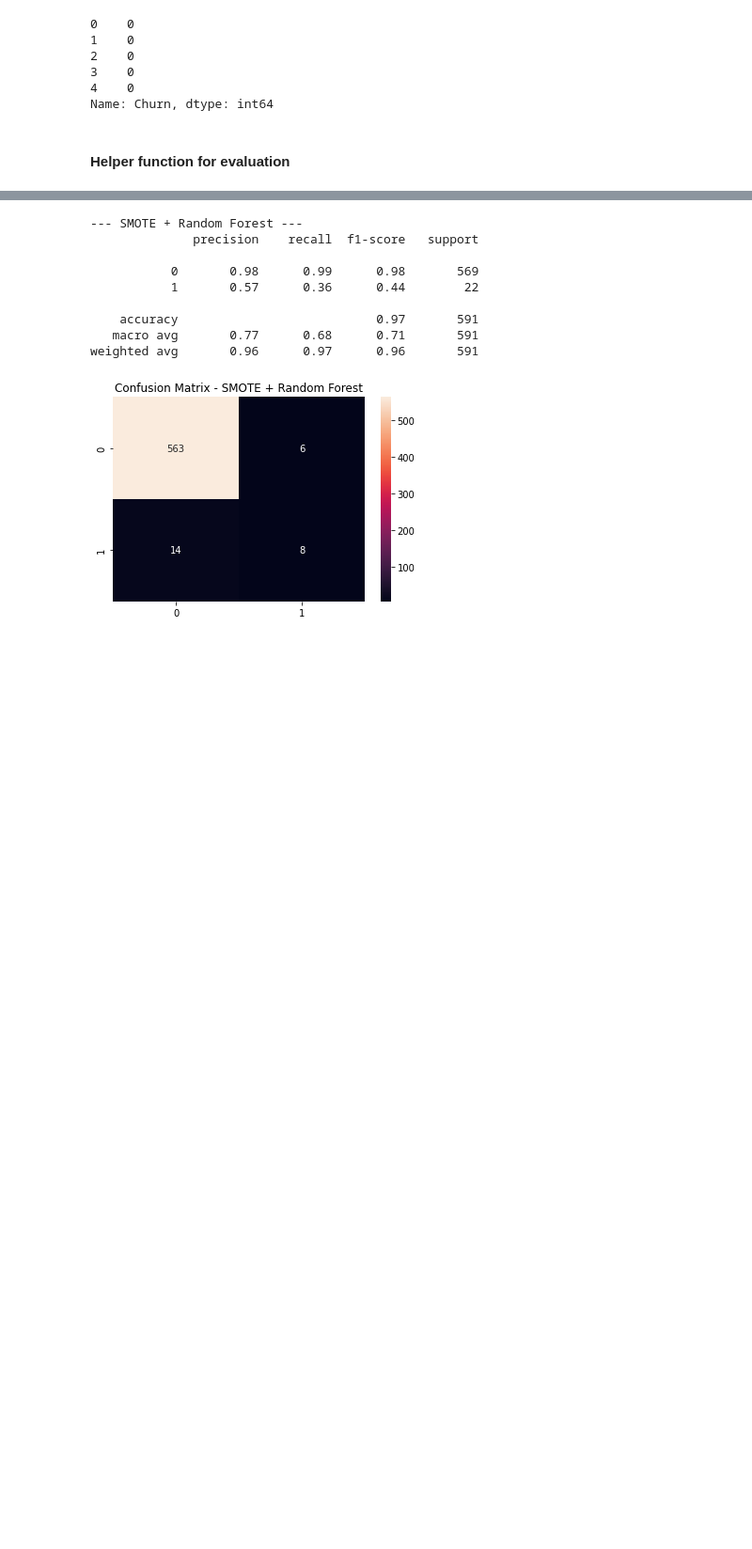
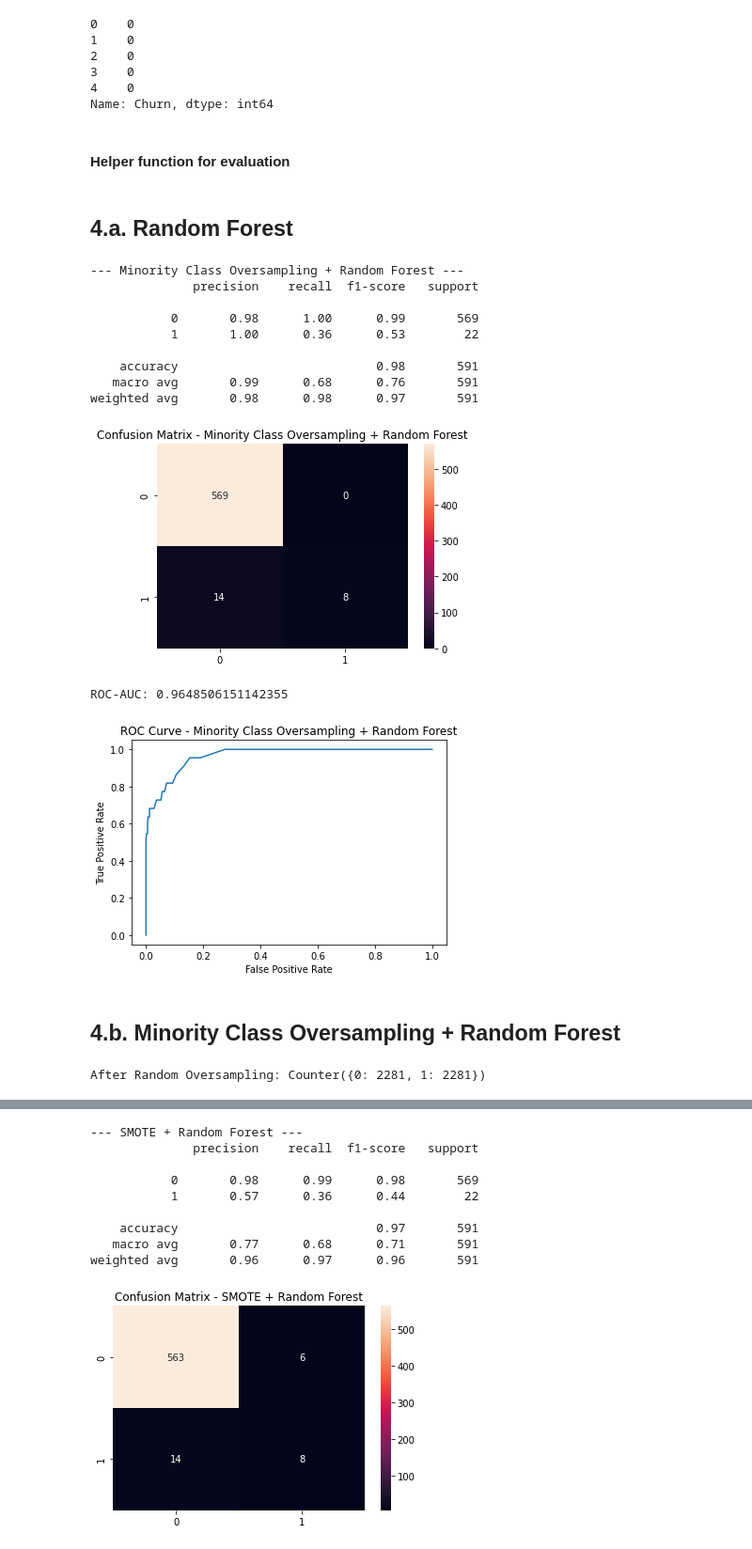
Before and after one commit to shaypal5/mta_econml_25, a Jupyter notebook: part_1_churn/session_4/p1_n2_sol.ipynb, the cells around one changed output, grey strips where cells are left out. Shown at 94% size. Cells and saved outputs as stored; diff of their text form; code cells hidden in the pictures; blank space fills up the shorter version.

```diff
--- a/part_1_churn/session_4/p1_n2_sol.ipynb
+++ b/part_1_churn/session_4/p1_n2_sol.ipynb
@@ -98,3 +98,34 @@ Name: Churn, dtype: int64
 #### Helper function for evaluation
 # %%
 from utils import evaluate_model
+# %% [markdown]
+## 4.a. Random Forest
+# %%
+clf = RandomForestClassifier(random_state=42)
+clf.fit(X_train, y_train)
+evaluate_model(clf, X_test, y_test, "Minority Class Oversampling + Random Forest")
+# %% [output]
+--- Minority Class Oversampling + Random Forest ---
+              precision    recall  f1-score   support
+
+           0       0.98      1.00      0.99       569
+           1       1.00      0.36      0.53        22
+
+    accuracy                           0.98       591
+   macro avg       0.99      0.68      0.76       591
+weighted avg       0.98      0.98      0.97       591
+[figure, added]
+ROC-AUC: 0.9648506151142355
+[figure, added]
+# %% [markdown]
+## 4.b. Minority Class Oversampling + Random Forest
+# %%
+from imblearn.over_sampling import RandomOverSampler
+from collections import Counter
+
+ros = RandomOverSampler(random_state=42)
+X_mcos, y_mcos = ros.fit_resample(X_train, y_train)
+
+print("After Random Oversampling:", Counter(y_ros))
+# %% [output]
+After Random Oversampling: Counter({0: 2281, 1: 2281})
```
Also changed, not shown: parts of 13 cells of this notebook, 1 other file.
